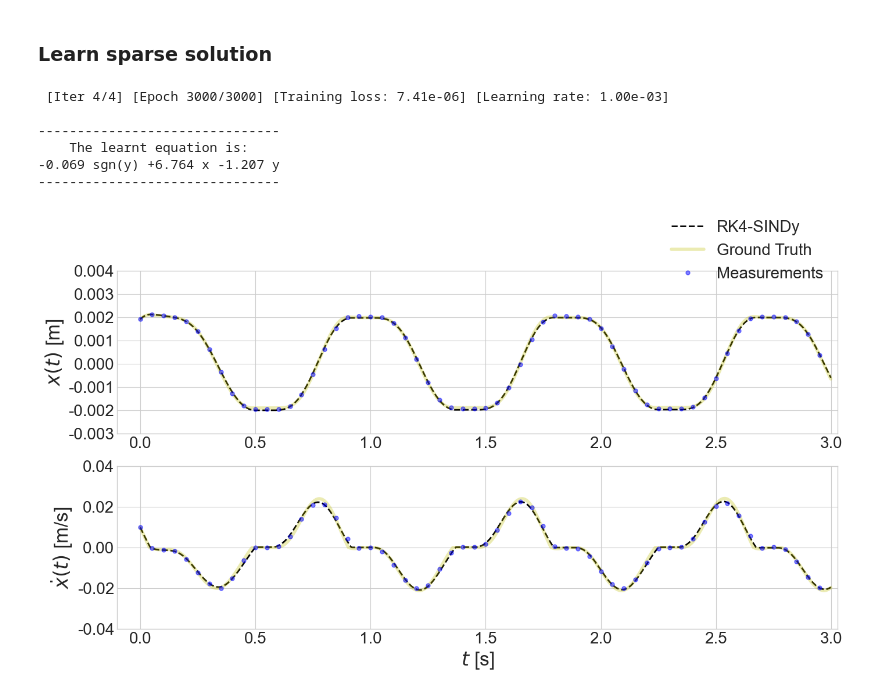
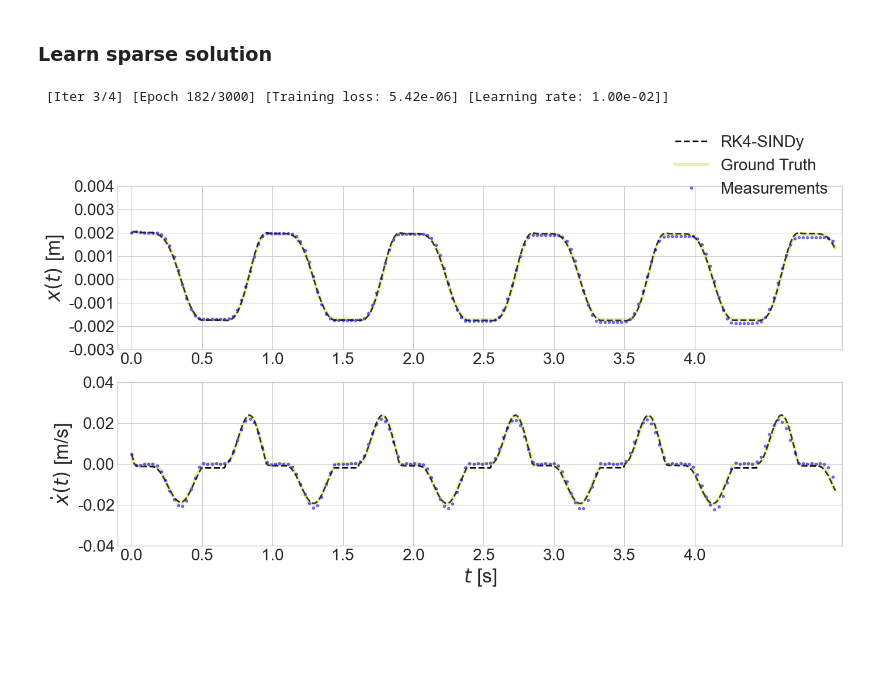
Before and after one commit to xristosl0610/PhI-SINDy, a Jupyter notebook: current/mainExp.ipynb, the cells around one changed output. Cells and saved outputs as stored; diff of their text form; code cells hidden in the pictures; blank space fills up the shorter version.

```diff
--- a/current/mainExp.ipynb
+++ b/current/mainExp.ipynb
@@ -924,3 +757,5 @@ plt.show()
+# %%
+Params.stick_tol = 1e-3
 # %% [markdown]
 ### Learn sparse solution
 # %%
@@ -942,35 +777,26 @@ for _ in range(num_real):
     coeffs = CoeffsDictionary(no_of_terms)
 
     # Learning Coefficients
-    coeffs, loss_track = learn_sparse_model_EXP(coeffs, train_dset, excitation_dset, times, Params, lr_reduction=10)
+    coeffs, loss_track = learn_sparse_model(coeffs, train_dset, excitation_dset, times, Params, lr_reduction=10)
     learnt_coeffs = coeffs.linear.weight.detach().clone().t().numpy()
 
     Params.equation = print_learnt_equation(learnt_coeffs, Params)
 
     print(f"\n\n{'-' * len(Params.equation)}\n{'The learnt equation is:'.center(len(Params.equation))}\n{Params.equation}\n{'-' * len(Params.equation)}")
 # %% [output]
- [Iter 4/4] [Epoch 3000/3000] [Training loss: 7.41e-06] [Learning rate: 1.00e-03]
-
--------------------------------
-    The learnt equation is:
--0.069 sgn(y) +6.764 x -1.207 y
--------------------------------
+ [Iter 3/4] [Epoch 182/3000] [Training loss: 5.42e-06] [Learning rate: 1.00e-02]]
 # %%
-def learnt_model(xx, uu, tt, ksis):
-    identified = (apply_features(np.expand_dims(xx, axis=0), tt, params=Params, torch_flag=False) @ ksis).item()
-    # if (np.abs(xx[1]) < 1e-4) and (np.abs(358.706 * uu[0] + 0.0658 * uu[1] - (358.706 + 2.532) * xx[0]) <= np.abs(identified)):
-    if (np.abs(xx[1]) < 2e-3) and (np.abs(386.364 * uu[0] + 0.0658 * uu[1] - 386.364 * xx[0]) <= np.abs(identified)):
+def learnt_model(xx, uu, tt, ksis, params):
+    identified = (apply_features(np.expand_dims(xx, axis=0), tt, params=params, torch_flag=False) @ ksis).item()
+    if (np.abs(xx[1]) < params.stick_tol) and (np.abs(386.364 * uu[0] + 0.0658 * uu[1] - 386.364 * xx[0]) <= np.abs(identified)):
     # if (np.abs(xx[1]) < 1e-5) and (np.abs(358.706 * uu[0] + 0.0658 * uu[1] - 358.706 * xx[0]) <= 0.0856):
         return np.array([0, 0])
     else:
         return np.array([xx[1],
-                        # - (358.706 + 2.532) * xx[0]
-                        # + (0.424 - 0.0658) * xx[1]
                         - 386.364 * xx[0]
                         - 0.0658 * xx[1]
                         + 386.364 * uu[0]
                         + 0.0658 * uu[1]
-                        # - 0.0856 * np.sign(xx[1])], dtype=object)
                         + identified], dtype=object)
 # %%
 learned_points = np.zeros_like(x)
@@ -980,38 +806,38 @@ learned_points_GT[0] = Params.x0
 u_middle = 0.5 * (u[:-1] + u[1:])
 
 for k, (t_, u_1, u_m, u_2) in enumerate(zip(ts[1:], u[:-1], u_middle, u[1:]), start=1):
-    learned_points_GT[k] = rk4th_onestep(true_model, learned_points_GT[k-1], u_1, u_m, u_2, t_, learnt_coeffs, timestep=Params.timestep * Params.reduce_step)
+    learned_points_GT[k] = rk4th_onestep(true_model, learned_points_GT[k-1], u_1, u_m, u_2, t_, learnt_coeffs, Params, timestep=Params.timestep * Params.reduce_step)
 for k, (t_, u_1, u_m, u_2) in enumerate(zip(ts[1:], u[:-1], u_middle, u[1:]), start=1):
-    learned_points[k] = rk4th_onestep(learnt_model, learned_points[k-1], u_1, u_m, u_2, t_, learnt_coeffs, timestep=Params.timestep * Params.reduce_step)
+    learned_points[k] = rk4th_onestep(learnt_model, learned_points[k-1], u_1, u_m, u_2, t_, learnt_coeffs, Params, timestep=Params.timestep * Params.reduce_step)
 # %%
 _, (ax1, ax2) = plt.subplots(nrows=2, figsize=(16,8))
 
 ax1.plot(ts, learned_points[:, 0], "k--", linewidth=2, label='RK4-SINDy')
 ax1.plot(ts, learned_points_GT[:, 0], "y", linewidth=4, alpha=0.3, label='Ground Truth')
-ax1.plot(ts[::50], x[::50, 0], "bo", markersize=5, alpha=0.5, label='Measurements')
+ax1.plot(ts[::30], x[::30, 0], "bo", markersize=3, alpha=0.5, label='Measurements')
 ax2.plot(ts, learned_points[:, 1], "k--", linewidth=2, label='RK4-SINDy')
 ax2.plot(ts, learned_points_GT[:, 1], "y", linewidth=4, alpha=0.3, label='Ground Truth')
-ax2.plot(ts[::50], x[::50, 1], "bo", markersize=5, alpha=0.5, linewidth=4, label='Measurements')
+ax2.plot(ts[::30], x[::30, 1], "bo", markersize=3, alpha=0.5, linewidth=4, label='Measurements')
 
 plt.xlabel(r"$t$ [s]", fontsize=24)
 ax1.set_ylabel(r"$x(t)$ [m]", fontsize=24)
 ax2.set_ylabel(r"$\dot{x}(t)$ [m/s]", fontsize=24)
 
 
 ax1.set_xticks(np.arange(0, 4.1, 0.5), np.arange(0, 4.1, 0.5), fontsize=20)
 ax1.set_yticks(np.arange(-0.003, 0.0041, 0.001),np.arange(-0.003, 0.0041, 0.001), fontsize=20)
 ax2.set_xticks(np.arange(0, 4.1, 0.5), np.arange(0, 4.1, 0.5), fontsize=20)
 ax2.set_yticks(np.arange(-0.04, 0.041, 0.02),np.arange(-0.04, 0.041, 0.02), fontsize=20)
 
 # ax1.set_ylim((-0.005, 0.005))
 # ax2.set_ylim((-0.05, 0.05))
 ax1.set_xlim((-0.1, 1.01 * ts[-1]))
 ax2.set_xlim((-0.1, 1.01 * ts[-1]))
 plt.legend(fontsize=20, bbox_to_anchor=(1., 2.6))
 
 ax1.yaxis.set_major_formatter(StrMethodFormatter('{x:,.3f}'))
 ax2.yaxis.set_major_formatter(StrMethodFormatter('{x:,.2f}'))
 
 plt.show()
 # %% [output]
-[figure, old version]
+[figure, new version]
```
Also changed, not shown: parts of 12 cells of this notebook.
